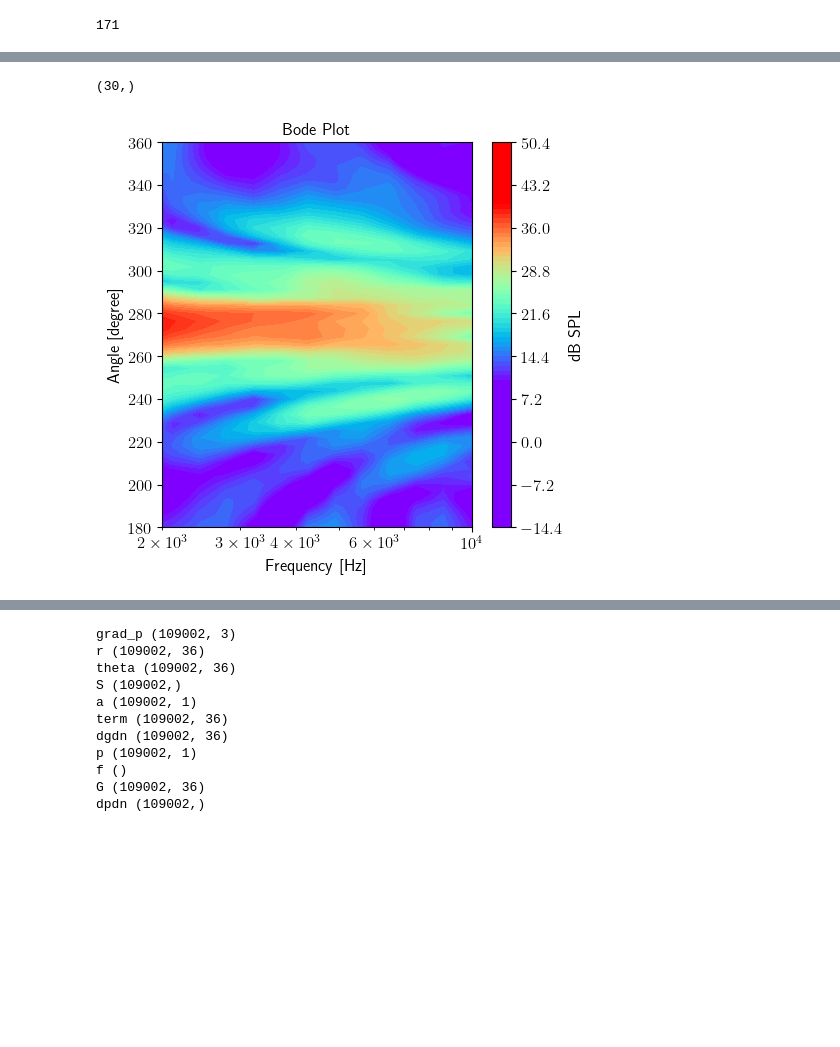
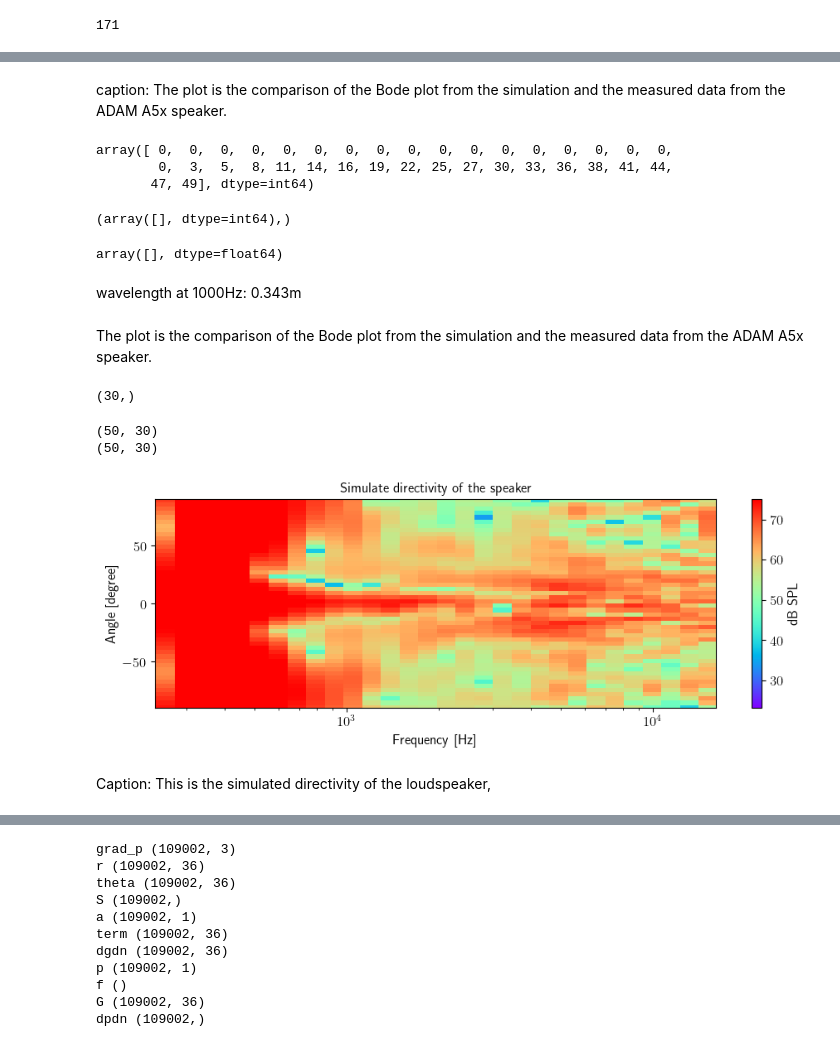
Before and after one commit to 1ieng2en/3d_beamforming, a Jupyter notebook: 3dbf_app_simulation.ipynb, the cells around one changed output, grey strips where cells are left out. Saved outputs shown, nothing was run; the diff lists cells and outputs as text; code cells hidden in the pictures; blank space fills up the shorter version.

```diff
--- a/3dbf_app_simulation.ipynb
+++ b/3dbf_app_simulation.ipynb
@@ -553,7 +559,7 @@ print(f"Frequency range: {ps.freq_range} Hz")
 Frequency range: [  256. 16384.] Hz
 # %%
 cfreq = 8000 # frequency of interest
-pm = bf.synthetic(cfreq,10)
+pm = bb.synthetic(cfreq,10)
 Lm = acoular.L_p(pm)
 plotter, p_range = BF_analysis.plot(Lm, dynamic_range=1,
                                     max_crop=0,
@@ -821,12 +841,3 @@ edge_points = loaded_data['edge_points']
-# %%
-# read the calculated data from npz file
-# Load the data
-data = np.load(f'CalculateDatas/Gradients/{recording_name}.npz',
-               allow_pickle=True)
-gradients_adj_dict = data['gradients_adj_dict'].item()
-pms_dict = data['pms_dict'].item()
-freq_list = data['freq_list']
-edge_points = data['edge_points']
 # %%
 # list the content of the npz data file
 
@@ -910,3 +936,14 @@ cir_bode.shape
+# %%
+# load the data from joblib file
+from joblib import dump, load
+
+# Load from disk
+loaded_data = load(f'CalculateDatas/Gradients/{recording_name}_rep.joblib')
+
+# Access your data
+cir_bode = loaded_data['cir_bode']
+re_p_mic_dict_cir = loaded_data['re_p_mic_dict_cir']
+cir_theta = loaded_data['cir_theta']
 # %%
 import numpy as np
 
@@ -981,3 +1092,24 @@ plt.show()
+# %% [markdown]
+caption: The plot is the comparison of the Bode plot from the simulation and the measured data from the ADAM A5x speaker.
+# %%
+np.array([np.argmin(np.abs(cir_theta- theta)) for theta in sorted_theta])
+# %% [output]
+array([ 0,  0,  0,  0,  0,  0,  0,  0,  0,  0,  0,  0,  0,  0,  0,  0,  0,
+        0,  3,  5,  8, 11, 14, 16, 19, 22, 25, 27, 30, 33, 36, 38, 41, 44,
+       47, 49], dtype=int64)
+# %%
+print(np.where(cir_theta == sorted_theta))
+# %% [output]
+(array([], dtype=int64),)
+# %%
+db_cir_bode[np.where(cir_theta == sorted_theta[0])]
+# %% [output]
+array([], dtype=float64)
+# %% [markdown]
+wavelength at 1000Hz: 0.343m
+# %% [markdown]
+
+The plot is the comparison of the Bode plot from the simulation and the measured data from the ADAM A5x speaker.
 # %%
 freq_list.shape
 # %% [output]
@@ -985,35 +1117,51 @@ freq_list.shape
 # %%
 # plot the frequency response of the bode plot, as a heat map, with the angle as x-axis, and frequency as y-axis
 import matplotlib.pyplot as plt
 import numpy as np
 
 # the cir_bode contain the frequency response regard the angle
 # where the first dimension is the frequency, and the second dimension is the angle
 # shape of cir_bode is (18, 100)
 # the freq_list is the frequency list
 # the cir_theta is the angle list
 
 # plot the bode plot
 # set the aspect ratio of the plot, as square
 x_log = np.logspace(np.log10(freq_list.min()), np.log10(freq_list.max()), len(freq_list))
 
 # Your y-axis and z-axis data preparation remains the same
 y = np.degrees(cir_theta)
+# Z = BF_analysis.dbspl(cir_bode).T  # Assuming this is your dB SPL calculation
+
+# revert the order of Z[50:100]
 Z = BF_analysis.dbspl(cir_bode).T  # Assuming this is your dB SPL calculation
+Z1 = Z[100:49:-1, :]
+Z2 = Z[0:50, :]
+print(Z1.shape)
+print(Z2.shape)
+Z = np.concatenate((Z1, Z2), axis=0)
 
-fig, ax = plt.subplots(figsize=(5, 5))
+fig, ax = plt.subplots(figsize=ASPECT)
 # include contour in the map
-c = ax.contourf(x_log, y, Z, levels=100, cmap='rainbow')
+X, Y = np.meshgrid(x_log, y-180)
+c = ax.pcolormesh(X, Y, Z, cmap='rainbow', vmax = 75)  # 'flat' shading 表示不插值
+
 fig.colorbar(c, ax=ax, label='dB SPL')
 
 ax.set_ylabel('Angle [degree]')
 ax.set_xlabel('Frequency [Hz]')
-ax.set_ylim(180, 360)
-ax.set_xlim(2000, 10000)
-c.set_clim(10, 40)
+# ax.set_ylim(180, 360)
+# ax.set_xlim(100, 10000)
+#c.set_clim(10, 40)
+ax.set_ylim(-90, 90)
 # set a different ticks for y axis instead of using the default ticks
 ax.set_xscale('log')  # Apply log scale
-ax.set_title('Bode Plot')
+ax.set_title('Simulate directivity of the speaker')
 plt.show()
 # %% [output]
+(50, 30)
+(50, 30)
-[figure, old version]
+[figure, new version]
+# %% [markdown]
+Caption:
+This is the simulated directivity of the loudspeaker,
```
Also changed, not shown: parts of 42 cells of this notebook, 5 other files.
